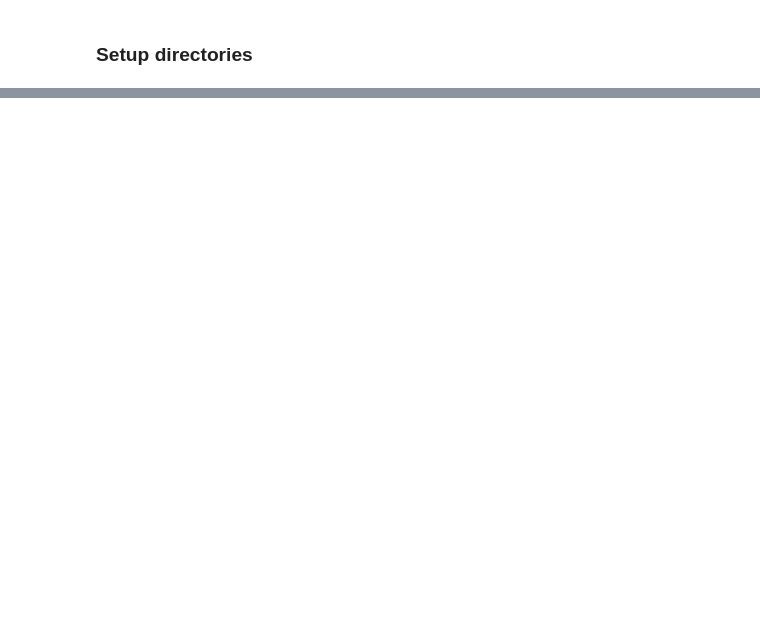
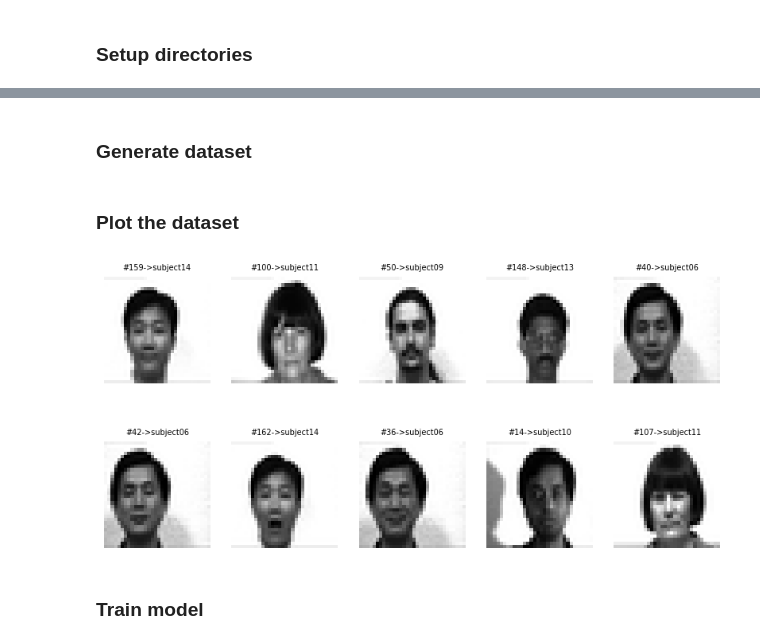
Before and after one commit to sharmapukar217/minor-project-resources, a Jupyter notebook: notebook.ipynb, the cells around one changed output, grey strips where cells are left out. Cells and saved outputs as stored; diff of their text form; code cells hidden in the pictures; blank space fills up the shorter version.

Commit message:
added data sample

```diff
--- a/notebook.ipynb
+++ b/notebook.ipynb
@@ -4,9 +4,11 @@
 import os
 
 # directories
+INTERACTIVE_READER = True
 TOTAL_IMAGE_SNAPSHOTS = 10
 LOGS_DIRECTORY = os.path.join("__logs__")
 DATA_DIRECTORY = os.path.join("__data__")
+TEMP_DIRECTORY = os.path.join("__temp__")
 MODELS_DIRECTORY = os.path.join("public/models")
 FACES_DIRECTORY = os.path.join(DATA_DIRECTORY, "faces")
 
@@ -45,0 +204,44 @@ NameError: name 'LOGS_DIRECTORY' is not defined
+# %% [markdown]
+### Generate dataset
+# %%
+from PIL import Image
+
+def generate_data_set():
+    id = 0
+    (labels, faces, ids) = ({}, [], [])
+    for directory in os.listdir(FACES_DIRECTORY):
+        if directory.startswith("$_"):
+            label = directory.split("$_")[1]
+            for img_file in os.listdir(f"{FACES_DIRECTORY}/{directory}"):
+                if img_file.endswith(".pgm"):
+                    img = Image.open(f"{FACES_DIRECTORY}/{directory}/{img_file}").convert("L").resize((100, 100), Image.LANCZOS)
+                    img_arr = np.array(img, "uint8")
+                    id = id + 1  # keeping 0 for unknowns
+                    faces.append(img_arr)
+                    labels[id] = label
+                    ids.append(id)
+
+    return labels, np.asarray(faces), np.asarray(ids)
+# %% [markdown]
+### Plot the dataset
+# %%
+from sklearn.utils import shuffle
+
+labels, faces, ids = generate_data_set()
+faces, ids = shuffle(faces, ids)
+
+def plot_random_img(n=10, rows=5 ,cols=5):
+    fig=plt.figure(figsize=(rows+5, cols+8))
+    for i in range(0, min(n, ids.shape[0])):
+        img = faces[i]
+        fig.add_subplot(rows, cols, i+1)
+        plt.imshow(img,cmap='gray')
+        plt.title(f"#{ids[i]}->{labels.get(ids[i])}", fontsize=7)
+        plt.axis('off')
+    plt.show()
+
+plot_random_img(10)
+# %% [output]
+[figure, added]
+# %% [markdown]
+### Train model
```
Also changed, not shown: parts of 9 cells of this notebook, 2 other files.
